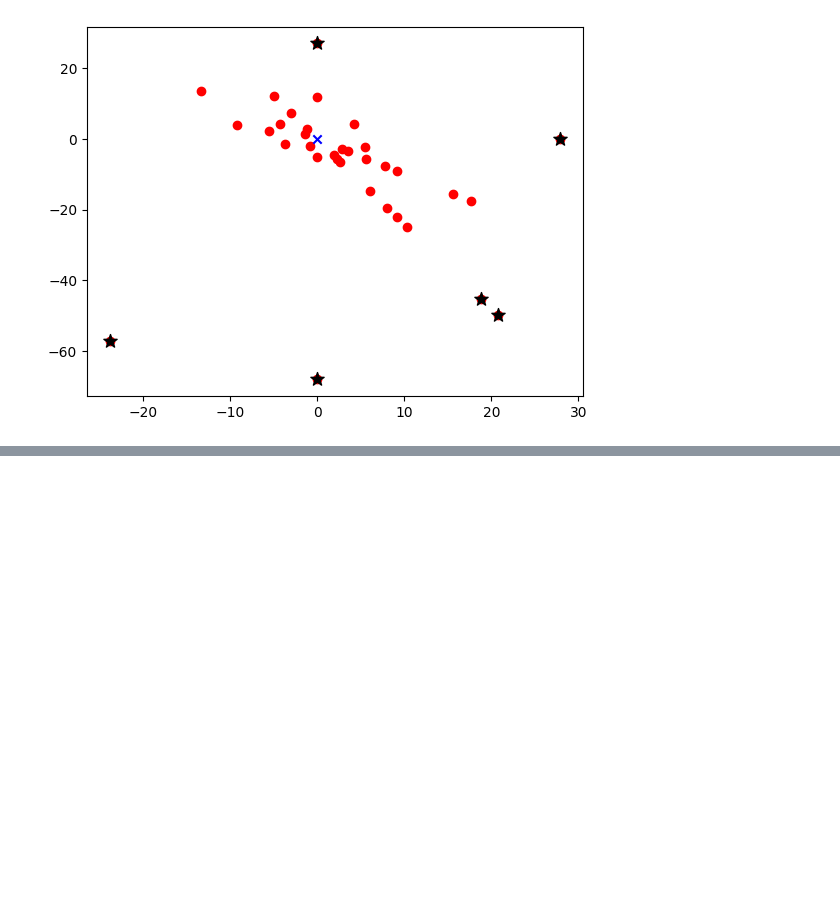
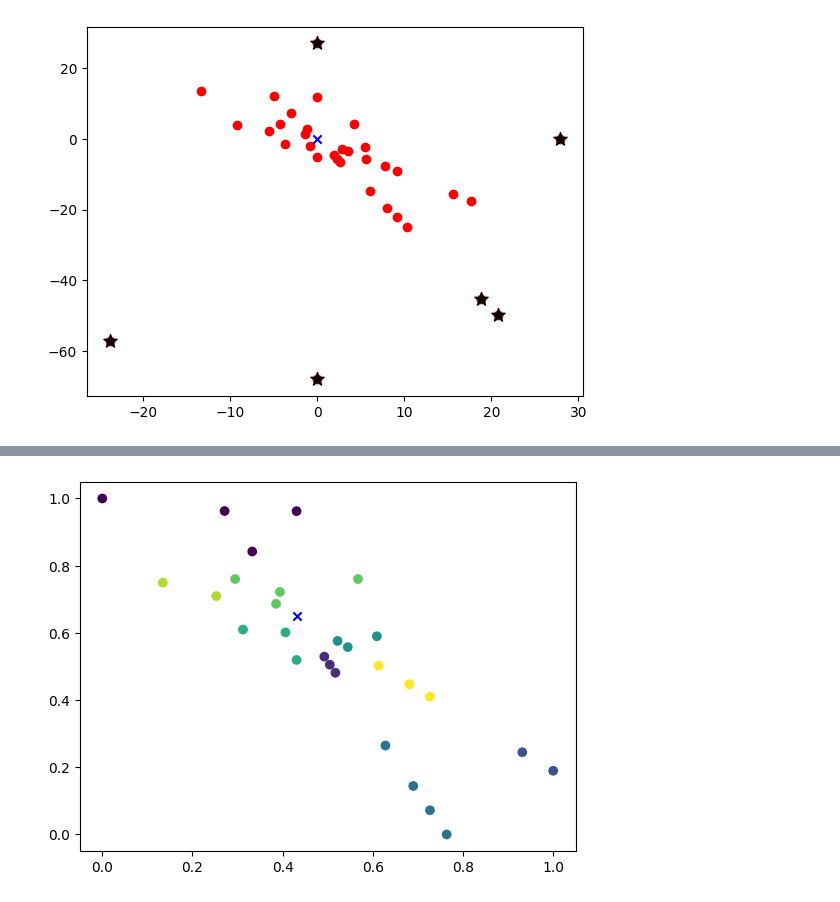
Before and after one commit to Subhasis-Biswas/ML4CPS_Project2, a Jupyter notebook: 3_geoclustering.ipynb, the cells around one changed output, grey strips where cells are left out. Cells and saved outputs as stored; diff of their text form; code cells hidden in the pictures; blank space fills up the shorter version.

```diff
--- a/3_geoclustering.ipynb
+++ b/3_geoclustering.ipynb
@@ -263,0 +287,12 @@ Threshold distance: 17.2782130244307
+# %%
+# run spectral clustering on the locational data
+from sklearn.cluster import SpectralClustering
+spectral = SpectralClustering(n_clusters=9, affinity='nearest_neighbors', n_neighbors=5)
+spectral.fit(locs_scaled_filtered)
+
+# plot the clusters
+plt.scatter(locs_scaled_filtered[:,0],locs_scaled_filtered[:,1],c=spectral.labels_)
+plt.scatter(origin_scaled[:,0],origin_scaled[:,1],color='blue', marker='x')
+plt.show()
+# %% [output]
+[figure, added]
```
Also changed, not shown: parts of 21 cells of this notebook.
